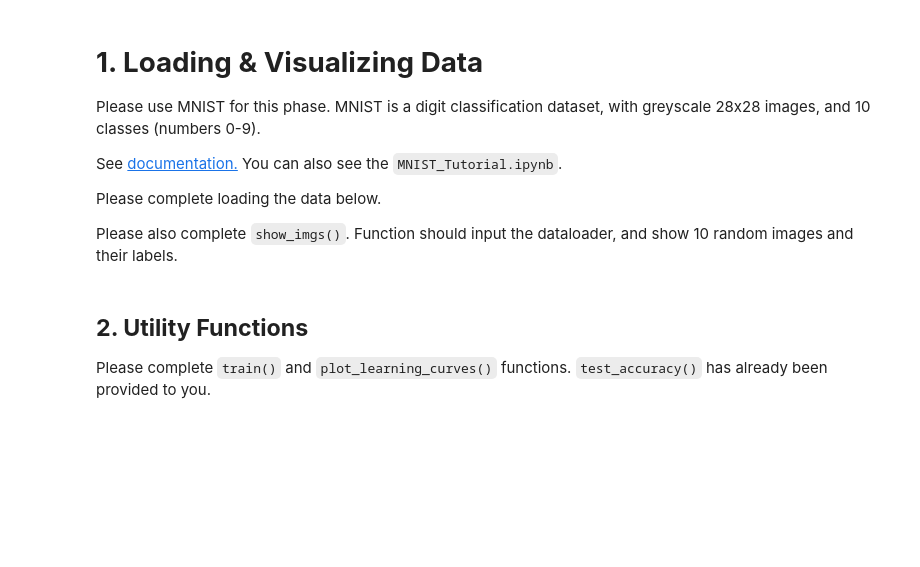
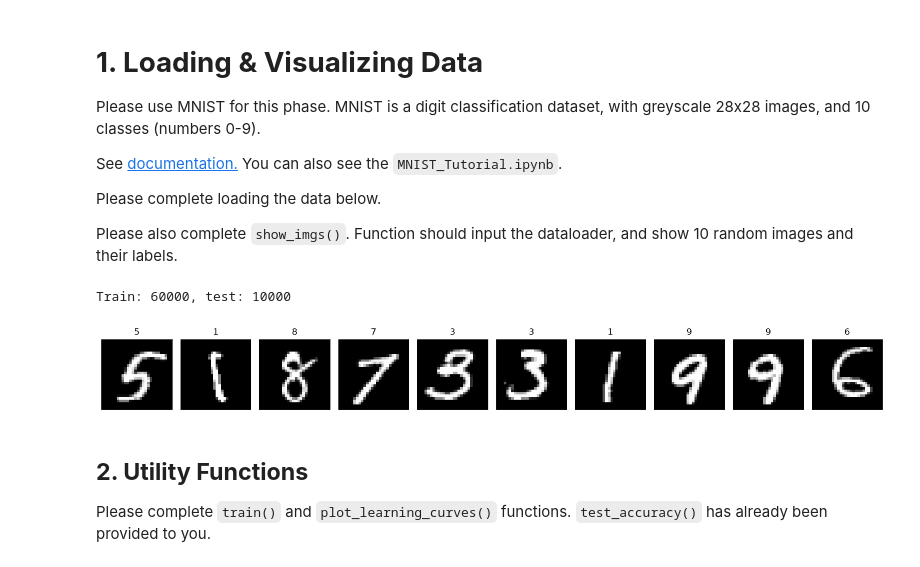
Before and after one commit to Noodles199/EEC_174Lab, a Jupyter notebook: Lab3/Phase_1.ipynb, the cells around one changed output. Saved outputs shown, nothing was run; the diff lists cells and outputs as text; code cells hidden in the pictures; blank space fills up the shorter version.

```diff
--- a/Lab3/Phase_1.ipynb
+++ b/Lab3/Phase_1.ipynb
@@ -35,19 +47,52 @@ Please complete loading the data below.
 
 Please also complete `show_imgs()`. Function should input the dataloader, and show 10 random images and their labels.
 # %%
-train_data = ''' TODO '''
+# Section 1: load the official training and test splits separately.
+# Use a workspace-relative directory, as in Lab3Part2.
 
-test_data = ''' TODO '''
+train_data = datasets.MNIST('./mnist_data', train=True,
+                            transform=transforms.ToTensor(), download=True)
+test_data = datasets.MNIST('./mnist_data', train=False,
+                           transform=transforms.ToTensor(), download=True)
 
 batch_size = 32
 
-train_loader = ''' TODO '''
+# Construct matching loaders for the batch size
+def make_loaders(batch_size):
+    generator = torch.Generator().manual_seed(SEED)
+    return (
+        torch.utils.data.DataLoader(train_data, batch_size=batch_size,
+                                    shuffle=True, generator=generator),
+        torch.utils.data.DataLoader(test_data, batch_size=batch_size, shuffle=False)
+    )
 
-test_loader = ''' TODO '''
+train_loader, test_loader = make_loaders(batch_size)
+print(f'Train: {len(train_data)}, test: {len(test_data)}')
+# %% [output]
+Train: 60000, test: 10000
 # %%
 # Function should input the dataloader, and show random 10 images and their labels as title to plot
-def show_imgs():
-    ''' TODO '''
+def show_imgs(dataloader):
+    # sample the dataset directly so this also works with batch size 8
+    indices = torch.randperm(len(dataloader.dataset))[:10].tolist()
+    fig, axes = plt.subplots(1, len(indices), figsize=(15, 2), squeeze=False)
+    # give each sampled image its own subplot.
+    for ax, index in zip(axes.ravel(), indices):
+        #  Get the image and its label
+        image, label = dataloader.dataset[index]
+        # Remove the extra channel dimension and show the image in grayscale
+        ax.imshow(image.squeeze(0).cpu().numpy(), cmap='gray', vmin=0, vmax=1)
+        # Put the correct label above the image
+        ax.set_title(str(label))
+        # hide pixel coordinate axes
+        ax.axis('off')
+    # Adjust subplot spacing
+    fig.tight_layout()
+    plt.show()
+
+show_imgs(train_loader)
+# %% [output]
+[figure, added]
 # %% [markdown]
 ## **2. Utility Functions**
 
```
Also changed, not shown: parts of 4 cells of this notebook, 3 other files.
